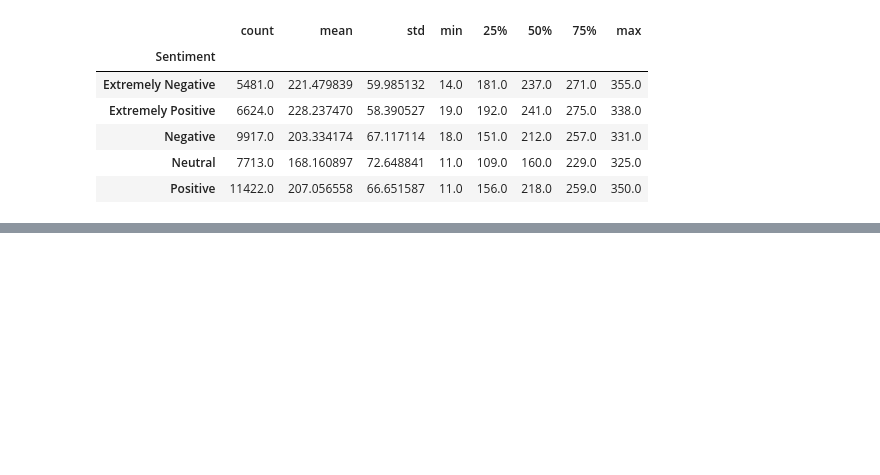
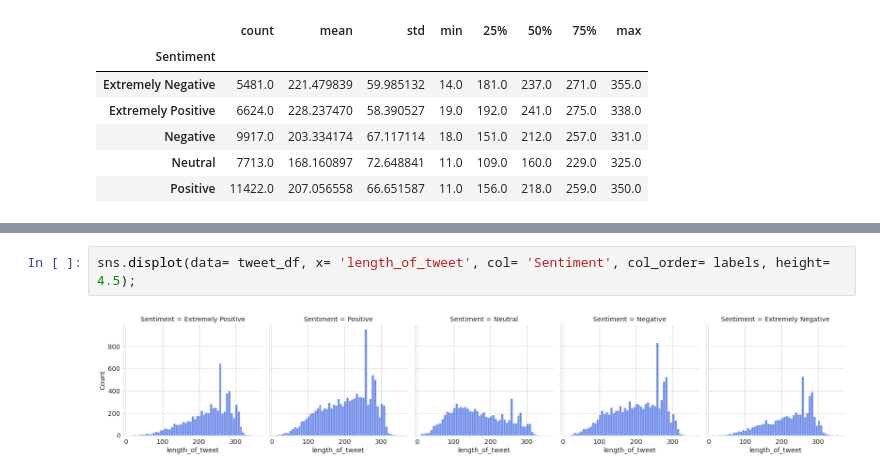
Before and after one commit to Gaurav2912/Coronavirus-Tweet-Sentiment-Analysis, a Jupyter notebook: Coronavirus_Tweet_Sentiment_Analysis_Capstone_Project.ipynb, the cells around one changed output, grey strips where cells are left out. Drawn from its saved outputs; the diff is of its cells as text; blank space fills up the shorter version.

```diff
--- a/Coronavirus_Tweet_Sentiment_Analysis_Capstone_Project.ipynb
+++ b/Coronavirus_Tweet_Sentiment_Analysis_Capstone_Project.ipynb
@@ -220,0 +267,4 @@ tweet_df.groupby('Sentiment')['length_of_tweet'].describe()
+# %%
+sns.displot(data= tweet_df, x= 'length_of_tweet', col= 'Sentiment', col_order= labels, height= 4.5);
+# %% [output]
+[figure, added]
```
Also changed, not shown: parts of 19 cells of this notebook.
